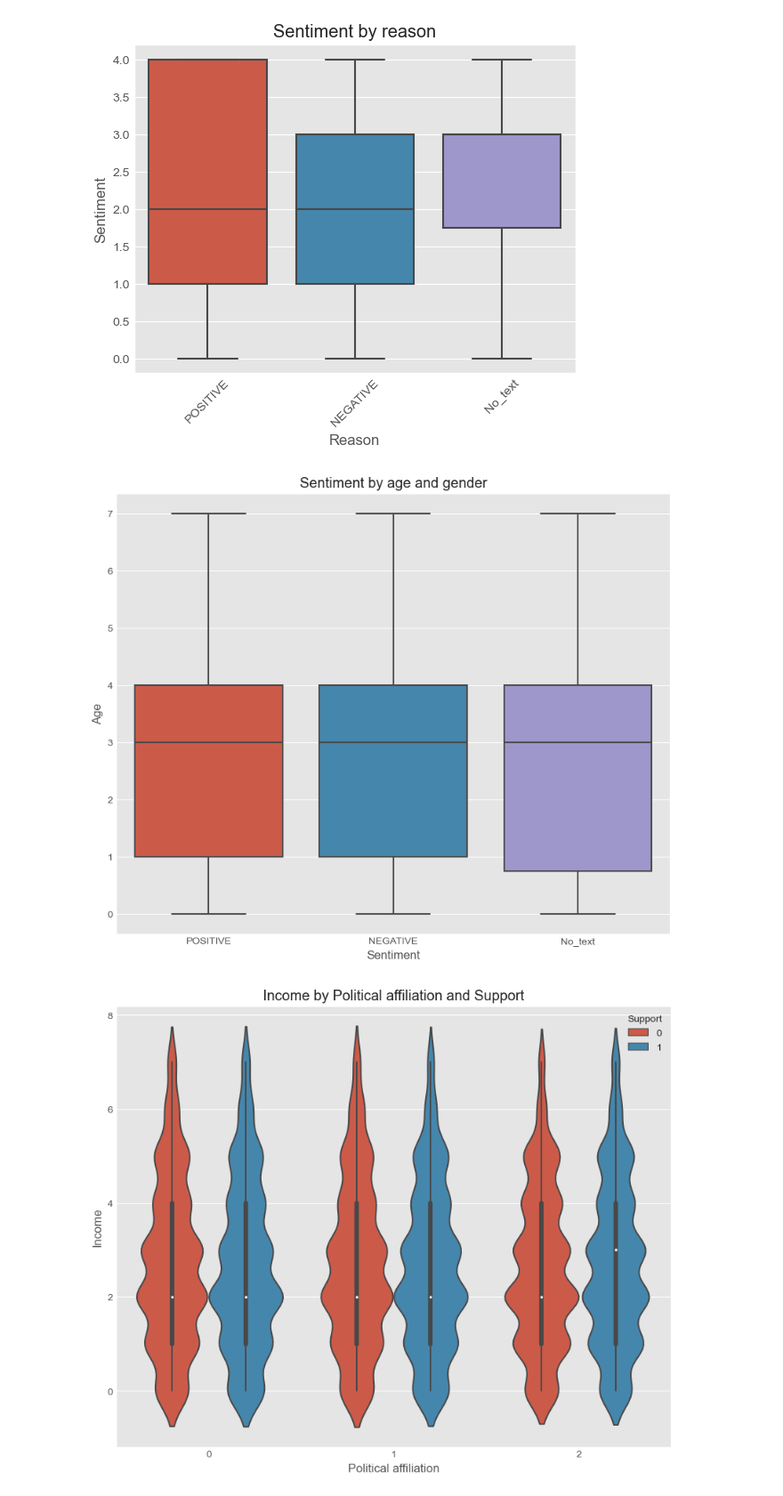
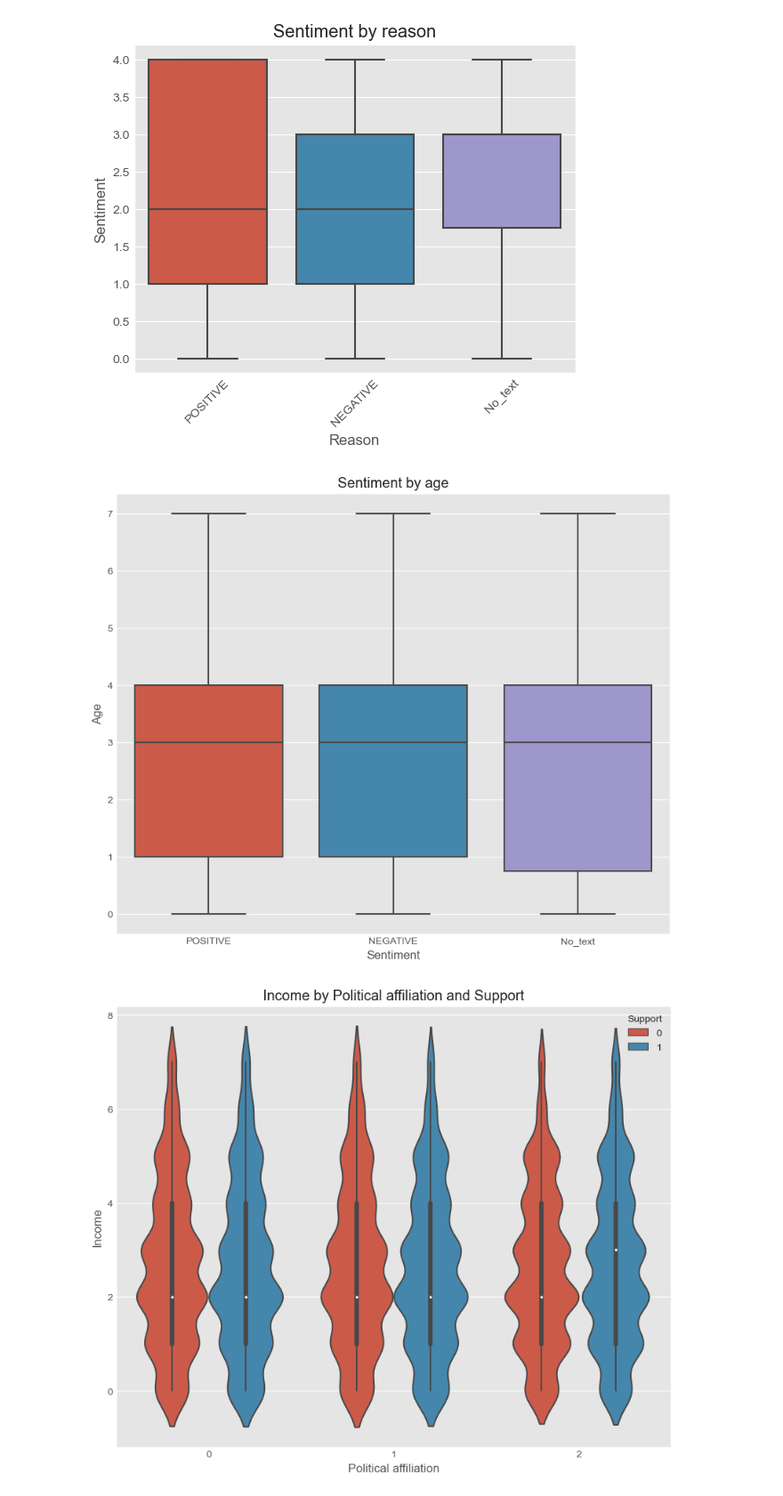
Before and after one commit to rodolformelo/RETSURVEY_PROT, a Jupyter notebook: Explorer.ipynb, the cells around one changed output. Shown at 89% size. Saved outputs shown, nothing was run; the diff lists cells and outputs as text; code cells hidden in the pictures.

```diff
--- a/Explorer.ipynb
+++ b/Explorer.ipynb
@@ -269,13 +271,13 @@ plt.show()
 # %%
 # Create a box plot of the sentiment by age
 fig, ax = plt.subplots(figsize=(10, 8))
 ax = sns.boxplot(x='Sentiment', y='Age', data=example_df)
-ax.set_title('Sentiment by age and gender')
+ax.set_title('Sentiment by age')
 ax.set_xlabel('Sentiment')
 ax.set_ylabel('Age')
 plt.show()
 # %% [output]
-[figure, old version]
+[figure, new version]
 # %%
 # Create a box plot of the sentiment by age
 fig, ax = plt.subplots(figsize=(10, 8))
```
Also changed, not shown: parts of 2 cells of this notebook.
